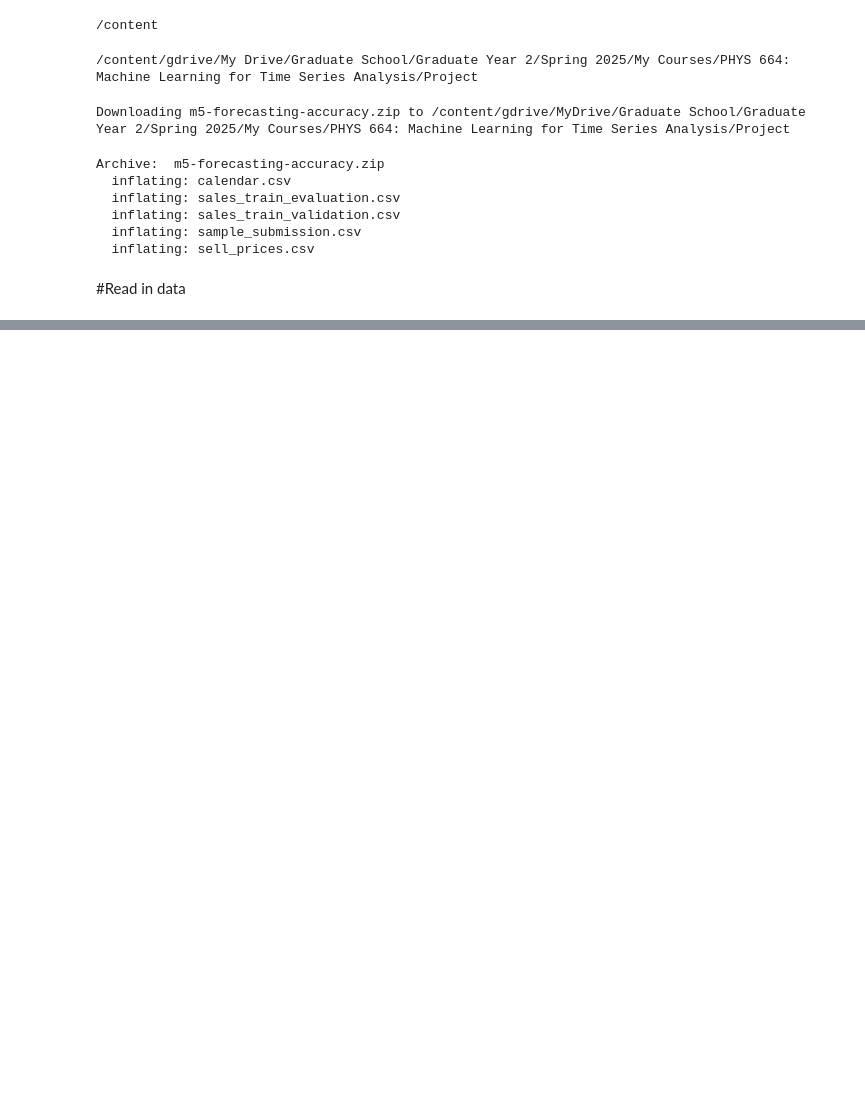
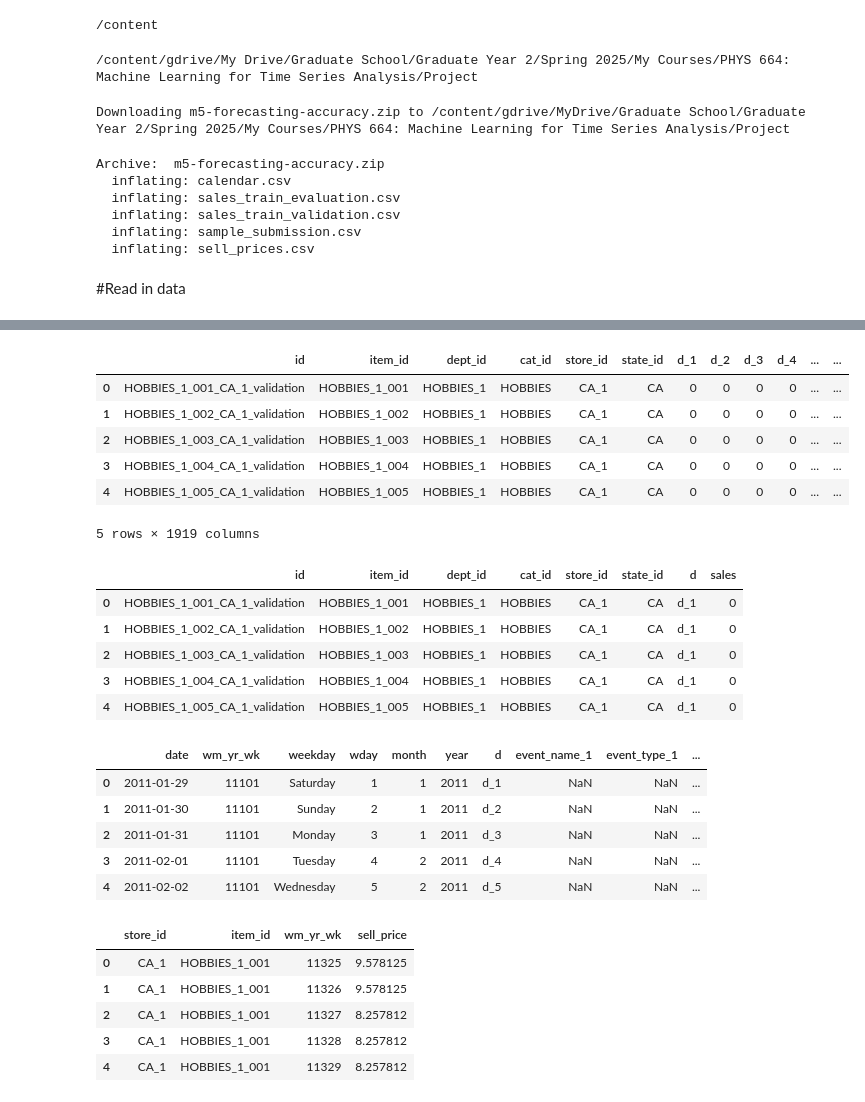
Before and after one commit to Legacy560/MTLSA25-Sales-Forecasting-Project, a Jupyter notebook: Preprocessing/Sales_Forecasting_Data_Preprocessing.ipynb, the cells around one changed output, grey strips where cells are left out. Saved outputs shown, nothing was run; the diff lists cells and outputs as text; code cells hidden in the pictures; blank space fills up the shorter version.

```diff
--- a/Preprocessing/Sales_Forecasting_Data_Preprocessing.ipynb
+++ b/Preprocessing/Sales_Forecasting_Data_Preprocessing.ipynb
@@ -70,0 +102,69 @@ Archive:  m5-forecasting-accuracy.zip
+# %%
+#This code came from: https://www.kaggle.com/competitions/m5-forecasting-accuracy/data. I take no credit for it.
+
+#Downcast in order to save memory
+def downcast(df):
+    cols = df.dtypes.index.tolist()
+    types = df.dtypes.values.tolist()
+    for i,t in enumerate(types):
+        if 'int' in str(t):
+            if df[cols[i]].min() > np.iinfo(np.int8).min and df[cols[i]].max() < np.iinfo(np.int8).max:
+                df[cols[i]] = df[cols[i]].astype(np.int8)
+            elif df[cols[i]].min() > np.iinfo(np.int16).min and df[cols[i]].max() < np.iinfo(np.int16).max:
+                df[cols[i]] = df[cols[i]].astype(np.int16)
+            elif df[cols[i]].min() > np.iinfo(np.int32).min and df[cols[i]].max() < np.iinfo(np.int32).max:
+                df[cols[i]] = df[cols[i]].astype(np.int32)
+            else:
+                df[cols[i]] = df[cols[i]].astype(np.int64)
+        elif 'float' in str(t):
+            if df[cols[i]].min() > np.finfo(np.float16).min and df[cols[i]].max() < np.finfo(np.float16).max:
+                df[cols[i]] = df[cols[i]].astype(np.float16)
+            elif df[cols[i]].min() > np.finfo(np.float32).min and df[cols[i]].max() < np.finfo(np.float32).max:
+                df[cols[i]] = df[cols[i]].astype(np.float32)
+            else:
+                df[cols[i]] = df[cols[i]].astype(np.float64)
+        elif t == object:
+            if cols[i] == 'date':
+                df[cols[i]] = pd.to_datetime(df[cols[i]], format='%Y-%m-%d')
+            else:
+                df[cols[i]] = df[cols[i]].astype('category')
+    return df
+
+salesVal = downcast(salesVal)
+prices = downcast(prices)
+cal = downcast(cal)
+# %%
+salesValLong = salesVal.melt(id_vars=["id", "item_id", "dept_id", "cat_id", "store_id", "state_id"],
+                         var_name="d", value_name="sales").dropna()
+#This gives us a column "d" containing each sales day. This is the same as the "d" column from calendar
+# %%
+display(salesVal.head())
+display(salesValLong.head())
+display(cal.head())
+display(prices.head())
+# %% [output]
+|  | id | item_id | dept_id | cat_id | store_id | state_id | d_1 | d_2 | d_3 | d_4 | ... | ... |
+| 0 | HOBBIES_1_001_CA_1_validation | HOBBIES_1_001 | HOBBIES_1 | HOBBIES | CA_1 | CA | 0 | 0 | 0 | 0 | ... | ... |
+| 1 | HOBBIES_1_002_CA_1_validation | HOBBIES_1_002 | HOBBIES_1 | HOBBIES | CA_1 | CA | 0 | 0 | 0 | 0 | ... | ... |
+| 2 | HOBBIES_1_003_CA_1_validation | HOBBIES_1_003 | HOBBIES_1 | HOBBIES | CA_1 | CA | 0 | 0 | 0 | 0 | ... | ... |
+| 3 | HOBBIES_1_004_CA_1_validation | HOBBIES_1_004 | HOBBIES_1 | HOBBIES | CA_1 | CA | 0 | 0 | 0 | 0 | ... | ... |
+| 4 | HOBBIES_1_005_CA_1_validation | HOBBIES_1_005 | HOBBIES_1 | HOBBIES | CA_1 | CA | 0 | 0 | 0 | 0 | ... | ... |
+5 rows × 1919 columns
+|  | id | item_id | dept_id | cat_id | store_id | state_id | d | sales |
+| 0 | HOBBIES_1_001_CA_1_validation | HOBBIES_1_001 | HOBBIES_1 | HOBBIES | CA_1 | CA | d_1 | 0 |
+| 1 | HOBBIES_1_002_CA_1_validation | HOBBIES_1_002 | HOBBIES_1 | HOBBIES | CA_1 | CA | d_1 | 0 |
+| 2 | HOBBIES_1_003_CA_1_validation | HOBBIES_1_003 | HOBBIES_1 | HOBBIES | CA_1 | CA | d_1 | 0 |
+| 3 | HOBBIES_1_004_CA_1_validation | HOBBIES_1_004 | HOBBIES_1 | HOBBIES | CA_1 | CA | d_1 | 0 |
+| 4 | HOBBIES_1_005_CA_1_validation | HOBBIES_1_005 | HOBBIES_1 | HOBBIES | CA_1 | CA | d_1 | 0 |
+|  | date | wm_yr_wk | weekday | wday | month | year | d | event_name_1 | event_type_1 | ... |
+| 0 | 2011-01-29 | 11101 | Saturday | 1 | 1 | 2011 | d_1 | NaN | NaN | ... |
+| 1 | 2011-01-30 | 11101 | Sunday | 2 | 1 | 2011 | d_2 | NaN | NaN | ... |
+| 2 | 2011-01-31 | 11101 | Monday | 3 | 1 | 2011 | d_3 | NaN | NaN | ... |
+| 3 | 2011-02-01 | 11101 | Tuesday | 4 | 2 | 2011 | d_4 | NaN | NaN | ... |
+| 4 | 2011-02-02 | 11101 | Wednesday | 5 | 2 | 2011 | d_5 | NaN | NaN | ... |
+|  | store_id | item_id | wm_yr_wk | sell_price |
+| 0 | CA_1 | HOBBIES_1_001 | 11325 | 9.578125 |
+| 1 | CA_1 | HOBBIES_1_001 | 11326 | 9.578125 |
+| 2 | CA_1 | HOBBIES_1_001 | 11327 | 8.257812 |
+| 3 | CA_1 | HOBBIES_1_001 | 11328 | 8.257812 |
+| 4 | CA_1 | HOBBIES_1_001 | 11329 | 8.257812 |
```
Also changed, not shown: parts of 8 cells of this notebook.
